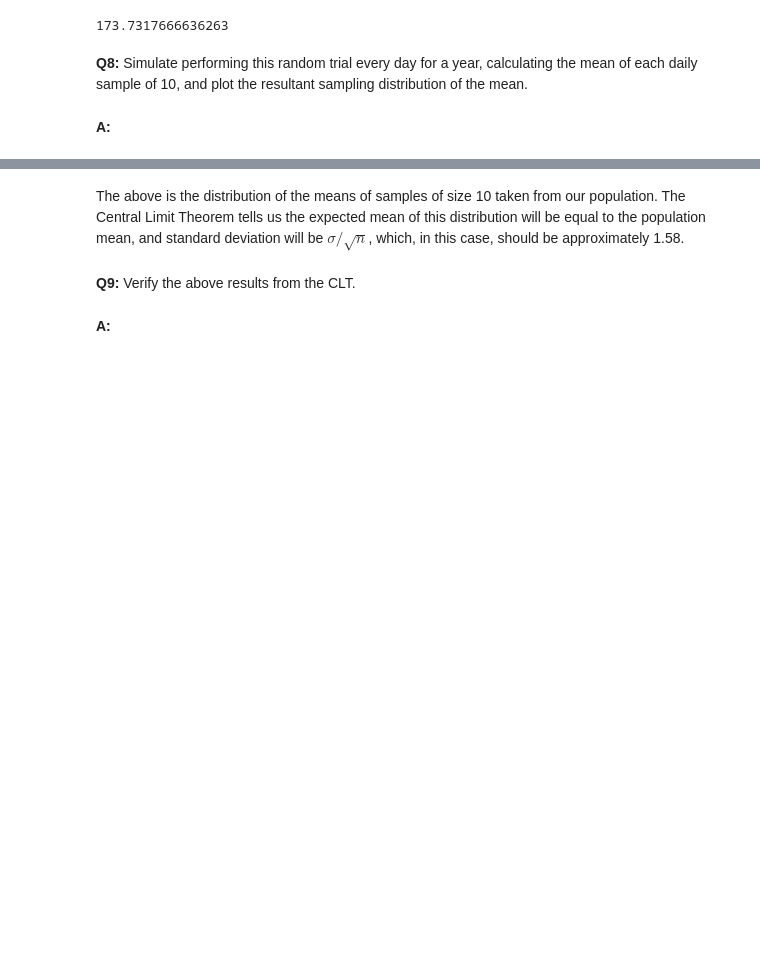
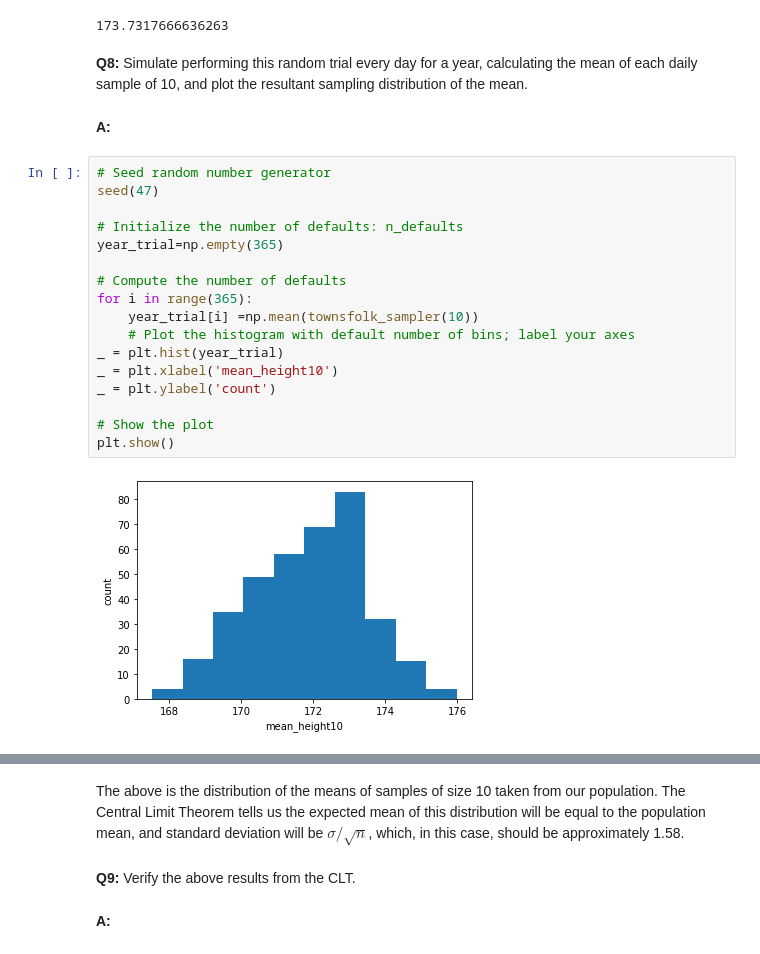
Before and after one commit to vishrast/Frequentist-Inference, a Jupyter notebook: Frequentist Inference Case Study - Part A .ipynb, the cells around one changed output, grey strips where cells are left out. Cells and saved outputs as stored; diff of their text form; blank space fills up the shorter version.

```diff
--- a/Frequentist Inference Case Study - Part A .ipynb
+++ b/Frequentist Inference Case Study - Part A .ipynb
@@ -229,6 +234,25 @@ np.mean(daily_sample2)
 __Q8:__ Simulate performing this random trial every day for a year, calculating the mean of each daily sample of 10, and plot the resultant sampling distribution of the mean.
 # %% [markdown]
 __A:__
+# %%
+# Seed random number generator
+seed(47)
+
+# Initialize the number of defaults: n_defaults
+year_trial=np.empty(365)
+
+# Compute the number of defaults
+for i in range(365):
+    year_trial[i] =np.mean(townsfolk_sampler(10))
+    # Plot the histogram with default number of bins; label your axes
+_ = plt.hist(year_trial)
+_ = plt.xlabel('mean_height10')
+_ = plt.ylabel('count')
+
+# Show the plot
+plt.show()
+# %% [output]
+[figure, added]
 # %%
 seed(47)
 # take your samples here
```
Also changed, not shown: parts of 36 cells of this notebook.
